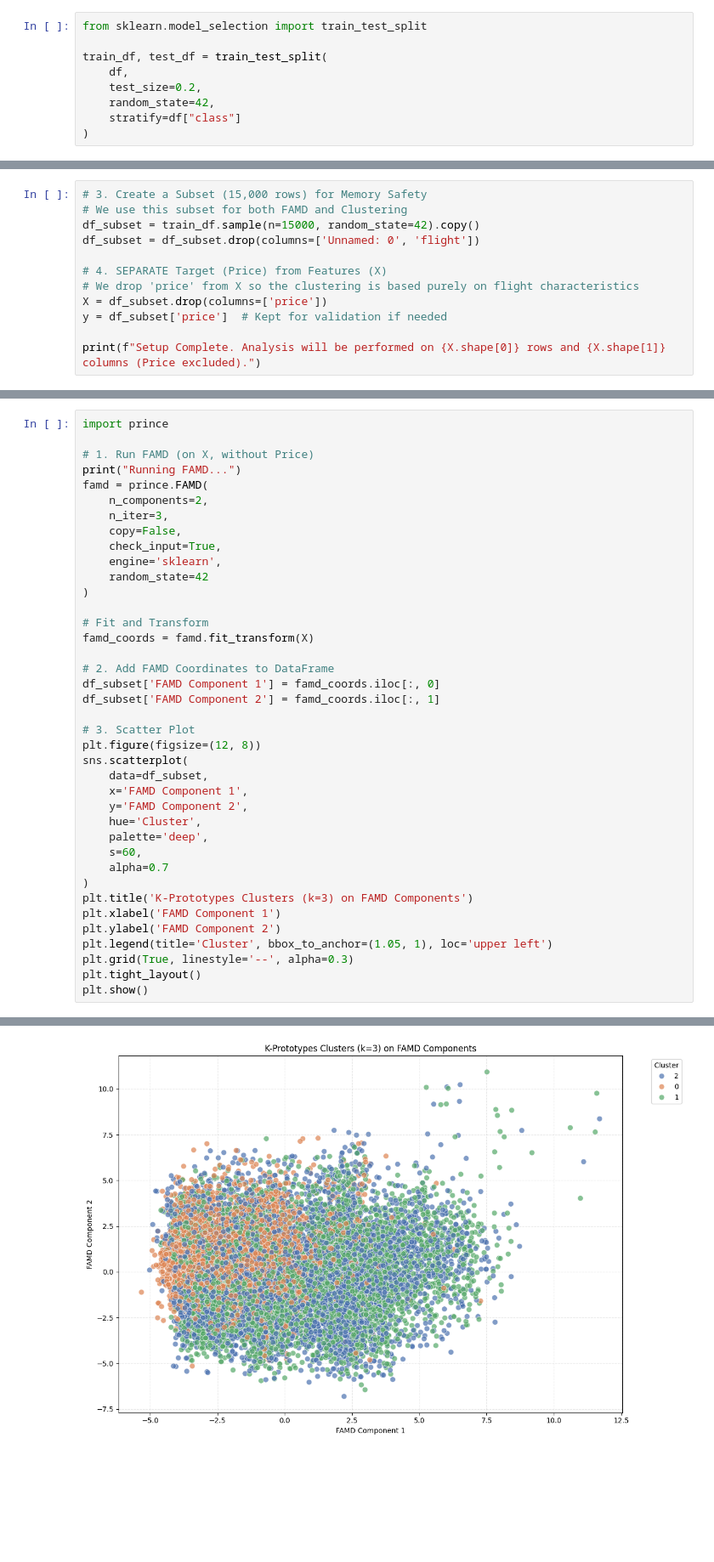
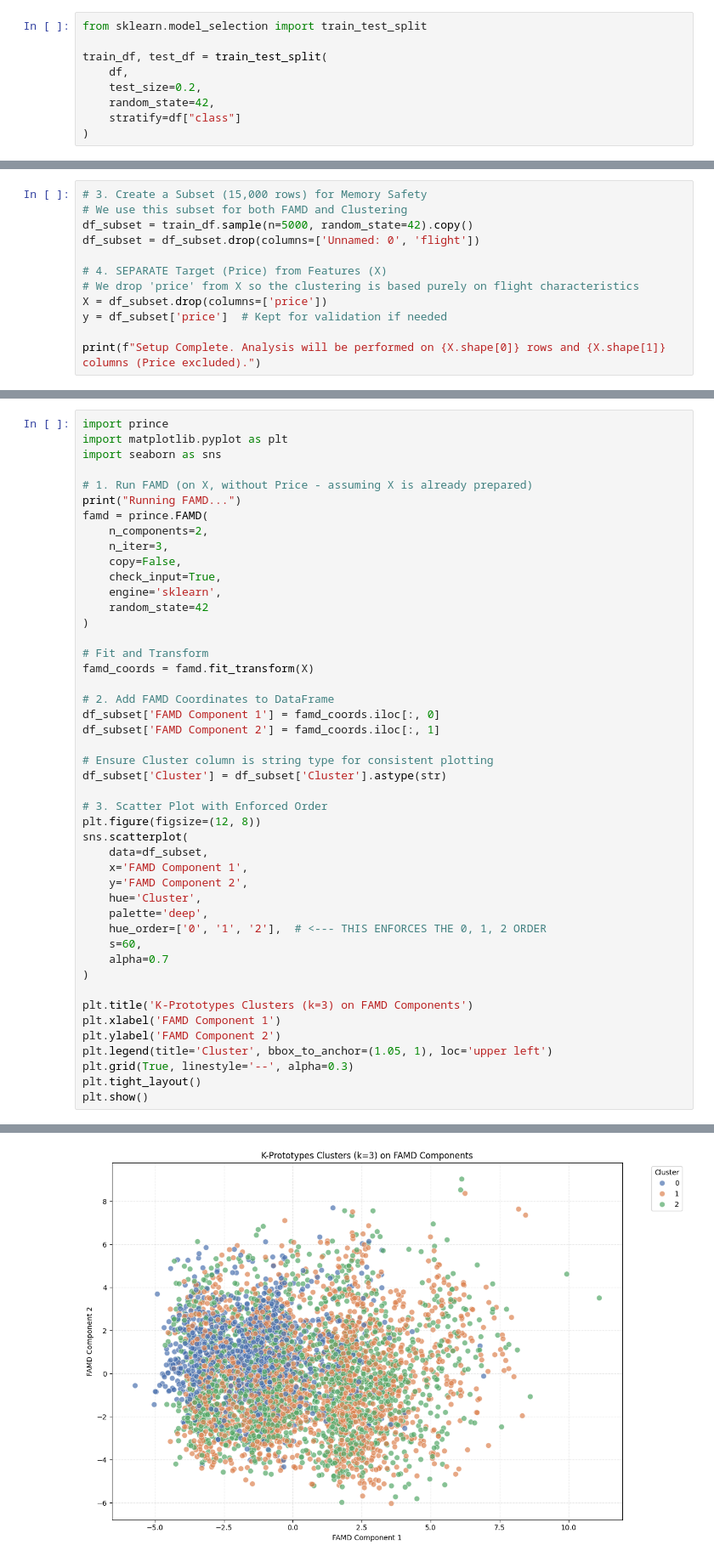
Before and after one commit to himansa-weerakooon/Flight-Price-ML-project-, a Jupyter notebook: EDA_clusters.ipynb, the cells around one changed output, grey strips where cells are left out. Shown at 85% size. Saved outputs shown, nothing was run; the diff lists cells and outputs as text; blank space fills up the shorter version.

```diff
--- a/EDA_clusters.ipynb
+++ b/EDA_clusters.ipynb
@@ -103,7 +103,7 @@ print(famd_table)
 # %%
 # 3. Create a Subset (15,000 rows) for Memory Safety
 # We use this subset for both FAMD and Clustering
-df_subset = train_df.sample(n=15000, random_state=42).copy()
+df_subset = train_df.sample(n=5000, random_state=42).copy()
 df_subset = df_subset.drop(columns=['Unnamed: 0', 'flight'])
 
 # 4. SEPARATE Target (Price) from Features (X)
@@ -281,7 +282,9 @@ Passing `palette` without assigning `hue` is deprecated and will be removed in v
 # %%
 import prince
+import matplotlib.pyplot as plt
+import seaborn as sns
 
-# 1. Run FAMD (on X, without Price)
+# 1. Run FAMD (on X, without Price - assuming X is already prepared)
 print("Running FAMD...")
 famd = prince.FAMD(
     n_components=2,
@@ -291,32 +294,37 @@ famd = prince.FAMD(
     engine='sklearn',
     random_state=42
 )
 
 # Fit and Transform
 famd_coords = famd.fit_transform(X)
 
 # 2. Add FAMD Coordinates to DataFrame
 df_subset['FAMD Component 1'] = famd_coords.iloc[:, 0]
 df_subset['FAMD Component 2'] = famd_coords.iloc[:, 1]
 
-# 3. Scatter Plot
+# Ensure Cluster column is string type for consistent plotting
+df_subset['Cluster'] = df_subset['Cluster'].astype(str)
+
+# 3. Scatter Plot with Enforced Order
 plt.figure(figsize=(12, 8))
 sns.scatterplot(
     data=df_subset,
     x='FAMD Component 1',
     y='FAMD Component 2',
     hue='Cluster',
     palette='deep',
+    hue_order=['0', '1', '2'],  # <--- THIS ENFORCES THE 0, 1, 2 ORDER
     s=60,
     alpha=0.7
 )
+
 plt.title('K-Prototypes Clusters (k=3) on FAMD Components')
 plt.xlabel('FAMD Component 1')
 plt.ylabel('FAMD Component 2')
 plt.legend(title='Cluster', bbox_to_anchor=(1.05, 1), loc='upper left')
 plt.grid(True, linestyle='--', alpha=0.3)
 plt.tight_layout()
 plt.show()
 # %% [output]
 Running FAMD...
-[figure, old version]
+[figure, new version]
```
Also changed, not shown: parts of 4 cells of this notebook.
